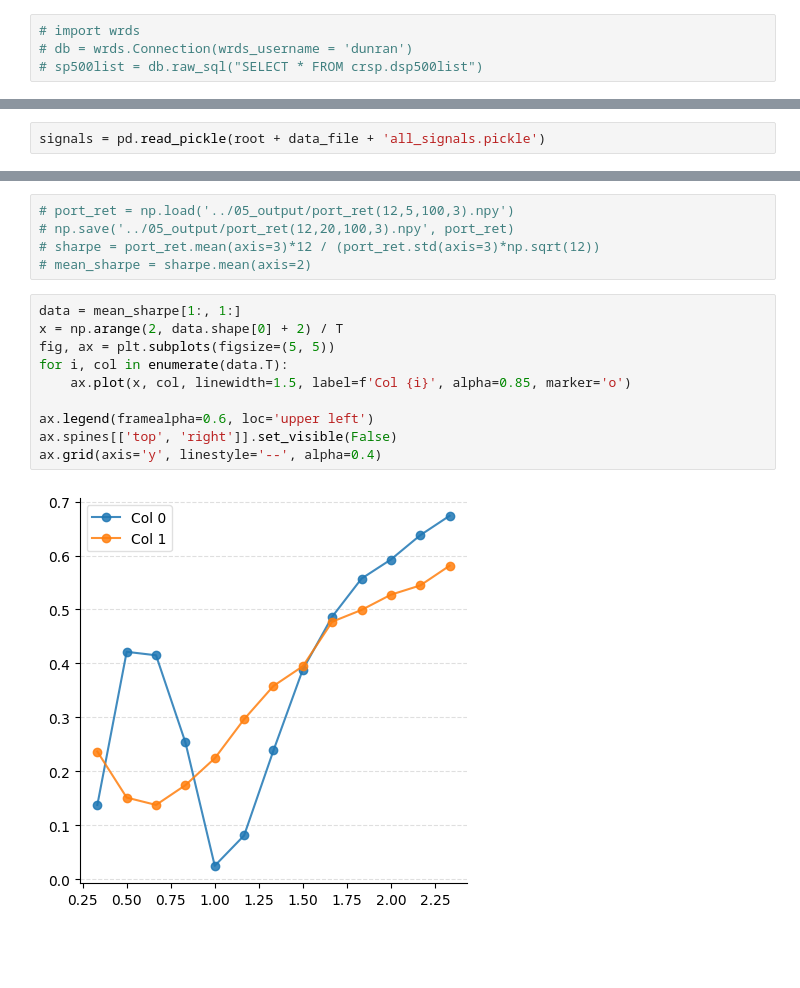
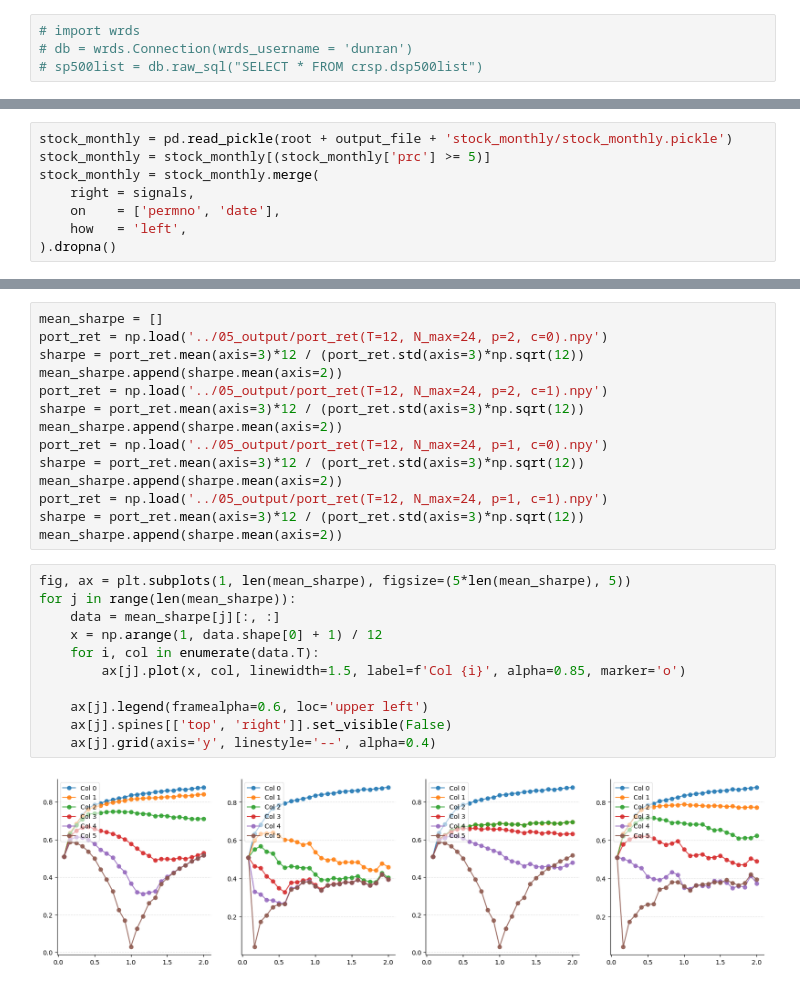
Before and after one commit to TonyHuang241/robust_sdf, a Jupyter notebook: 04_code/portfolio_construction.ipynb, the cells around one changed output, grey strips where cells are left out. Drawn from its saved outputs; the diff is of its cells as text; blank space fills up the shorter version.

```diff
--- a/04_code/portfolio_construction.ipynb
+++ b/04_code/portfolio_construction.ipynb
@@ -67,2 +82,8 @@ os.environ["JOBLIB_TEMP_FOLDER"] = temp_dir # 专门针对 joblib
 # %%
-signals = pd.read_pickle(root + data_file + 'all_signals.pickle')
+stock_monthly = pd.read_pickle(root + output_file + 'stock_monthly/stock_monthly.pickle')
+stock_monthly = stock_monthly[(stock_monthly['prc'] >= 5)]
+stock_monthly = stock_monthly.merge(
+    right = signals,
+    on    = ['permno', 'date'],
+    how   = 'left',
+).dropna()
@@ -320,17 +295,27 @@ mean_sharpe = sharpe.mean(axis=2)
 # %%
-# port_ret = np.load('../05_output/port_ret(12,5,100,3).npy')
-# np.save('../05_output/port_ret(12,20,100,3).npy', port_ret)
-# sharpe = port_ret.mean(axis=3)*12 / (port_ret.std(axis=3)*np.sqrt(12))
-# mean_sharpe = sharpe.mean(axis=2)
+mean_sharpe = []
+port_ret = np.load('../05_output/port_ret(T=12, N_max=24, p=2, c=0).npy')
+sharpe = port_ret.mean(axis=3)*12 / (port_ret.std(axis=3)*np.sqrt(12))
+mean_sharpe.append(sharpe.mean(axis=2))
+port_ret = np.load('../05_output/port_ret(T=12, N_max=24, p=2, c=1).npy')
+sharpe = port_ret.mean(axis=3)*12 / (port_ret.std(axis=3)*np.sqrt(12))
+mean_sharpe.append(sharpe.mean(axis=2))
+port_ret = np.load('../05_output/port_ret(T=12, N_max=24, p=1, c=0).npy')
+sharpe = port_ret.mean(axis=3)*12 / (port_ret.std(axis=3)*np.sqrt(12))
+mean_sharpe.append(sharpe.mean(axis=2))
+port_ret = np.load('../05_output/port_ret(T=12, N_max=24, p=1, c=1).npy')
+sharpe = port_ret.mean(axis=3)*12 / (port_ret.std(axis=3)*np.sqrt(12))
+mean_sharpe.append(sharpe.mean(axis=2))
 # %%
-data = mean_sharpe[1:, 1:]
-x = np.arange(2, data.shape[0] + 2) / T
-fig, ax = plt.subplots(figsize=(5, 5))
-for i, col in enumerate(data.T):
-    ax.plot(x, col, linewidth=1.5, label=f'Col {i}', alpha=0.85, marker='o')
+fig, ax = plt.subplots(1, len(mean_sharpe), figsize=(5*len(mean_sharpe), 5))
+for j in range(len(mean_sharpe)):
+    data = mean_sharpe[j][:, :]
+    x = np.arange(1, data.shape[0] + 1) / 12
+    for i, col in enumerate(data.T):
+        ax[j].plot(x, col, linewidth=1.5, label=f'Col {i}', alpha=0.85, marker='o')
 
-ax.legend(framealpha=0.6, loc='upper left')
-ax.spines[['top', 'right']].set_visible(False)
-ax.grid(axis='y', linestyle='--', alpha=0.4)
+    ax[j].legend(framealpha=0.6, loc='upper left')
+    ax[j].spines[['top', 'right']].set_visible(False)
+    ax[j].grid(axis='y', linestyle='--', alpha=0.4)
 # %% [output]
-[figure, old version]
+[figure, new version]
```
Also changed, not shown: parts of 21 cells of this notebook, 10 other files.
